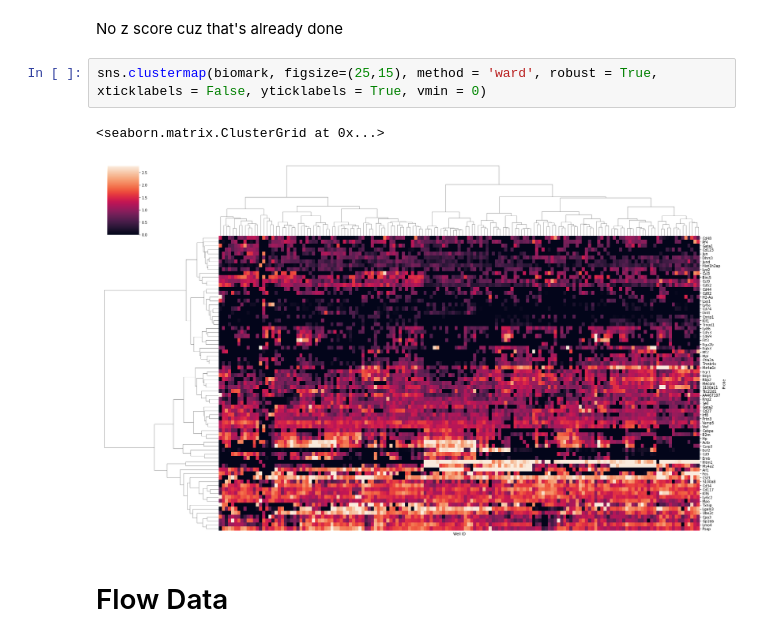
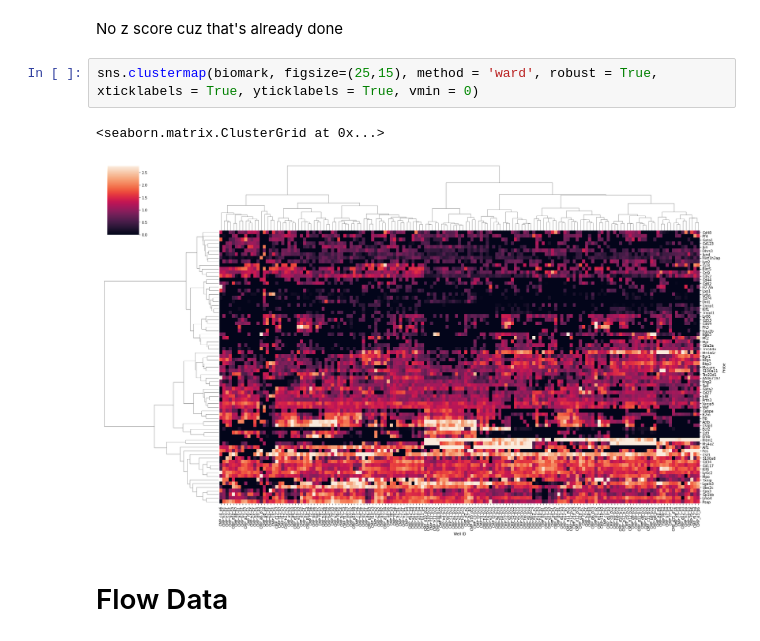
Before and after one commit to efheuston/msAggr_scRNASeq, a Jupyter notebook: IndexSorted_CMP.ipynb, the cells around one changed output. Cells and saved outputs as stored; diff of their text form.

```diff
--- a/IndexSorted_CMP.ipynb
+++ b/IndexSorted_CMP.ipynb
@@ -351,10 +351,10 @@ biomark = biomark_zscore.transpose()
 # %% [markdown]
 No z score cuz that's already done
 # %%
-sns.clustermap(biomark, figsize=(25,15), method = 'ward', robust = True, xticklabels = False, yticklabels = True, vmin = 0)
+sns.clustermap(biomark, figsize=(25,15), method = 'ward', robust = True, xticklabels = True, yticklabels = True, vmin = 0)
 # %% [output]
 <seaborn.matrix.ClusterGrid at 0x...>
-[figure, old version]
+[figure, new version]
 # %% [markdown]
 # Flow Data
 # %% [markdown]
```
Also changed, not shown: parts of 57 cells of this notebook.
